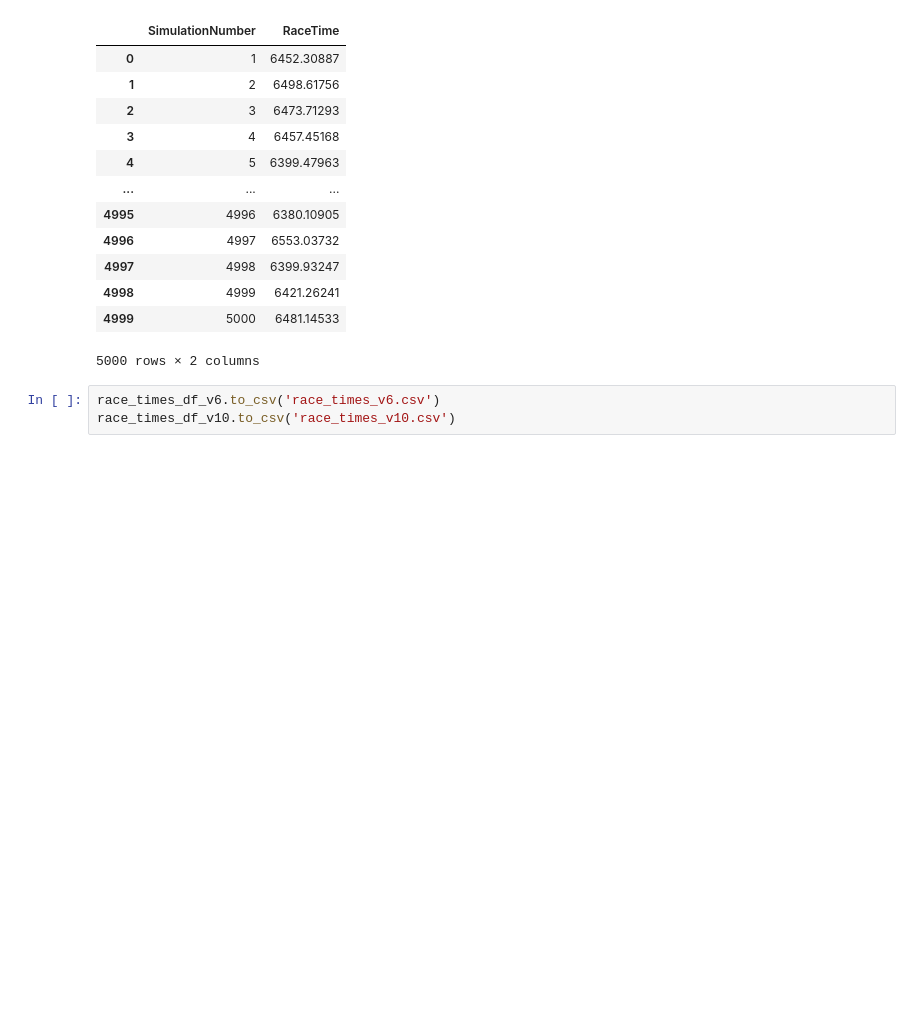
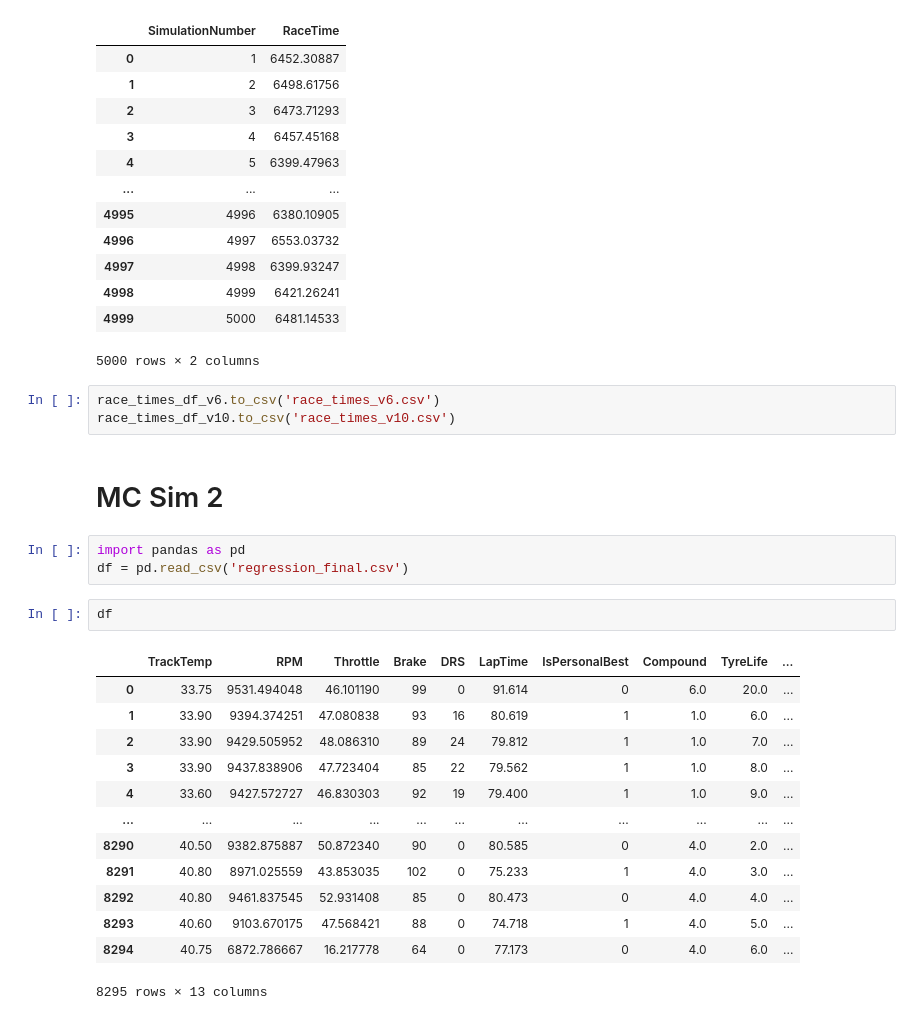
Before and after one commit to JigyashuSaravta/2025Spring_Final_F1, a Jupyter notebook: Fastf1/mc_sim.ipynb, the cells around one changed output. Cells and saved outputs as stored; diff of their text form; blank space fills up the shorter version.

```diff
--- a/Fastf1/mc_sim.ipynb
+++ b/Fastf1/mc_sim.ipynb
@@ -730,3 +732,24 @@ race_times_df_v6
 # %%
 race_times_df_v6.to_csv('race_times_v6.csv')
 race_times_df_v10.to_csv('race_times_v10.csv')
+# %% [markdown]
+# MC Sim 2
+# %%
+import pandas as pd
+df = pd.read_csv('regression_final.csv')
+# %%
+df
+# %% [output]
+|  | TrackTemp | RPM | Throttle | Brake | DRS | LapTime | IsPersonalBest | Compound | TyreLife | ... |
+| 0 | 33.75 | 9531.494048 | 46.101190 | 99 | 0 | 91.614 | 0 | 6.0 | 20.0 | ... |
+| 1 | 33.90 | 9394.374251 | 47.080838 | 93 | 16 | 80.619 | 1 | 1.0 | 6.0 | ... |
+| 2 | 33.90 | 9429.505952 | 48.086310 | 89 | 24 | 79.812 | 1 | 1.0 | 7.0 | ... |
+| 3 | 33.90 | 9437.838906 | 47.723404 | 85 | 22 | 79.562 | 1 | 1.0 | 8.0 | ... |
+| 4 | 33.60 | 9427.572727 | 46.830303 | 92 | 19 | 79.400 | 1 | 1.0 | 9.0 | ... |
+| ... | ... | ... | ... | ... | ... | ... | ... | ... | ... | ... |
+| 8290 | 40.50 | 9382.875887 | 50.872340 | 90 | 0 | 80.585 | 0 | 4.0 | 2.0 | ... |
+| 8291 | 40.80 | 8971.025559 | 43.853035 | 102 | 0 | 75.233 | 1 | 4.0 | 3.0 | ... |
+| 8292 | 40.80 | 9461.837545 | 52.931408 | 85 | 0 | 80.473 | 0 | 4.0 | 4.0 | ... |
+| 8293 | 40.60 | 9103.670175 | 47.568421 | 88 | 0 | 74.718 | 1 | 4.0 | 5.0 | ... |
+| 8294 | 40.75 | 6872.786667 | 16.217778 | 64 | 0 | 77.173 | 0 | 4.0 | 6.0 | ... |
+8295 rows × 13 columns
```
Also changed, not shown: parts of 14 cells of this notebook, 1 other file.
